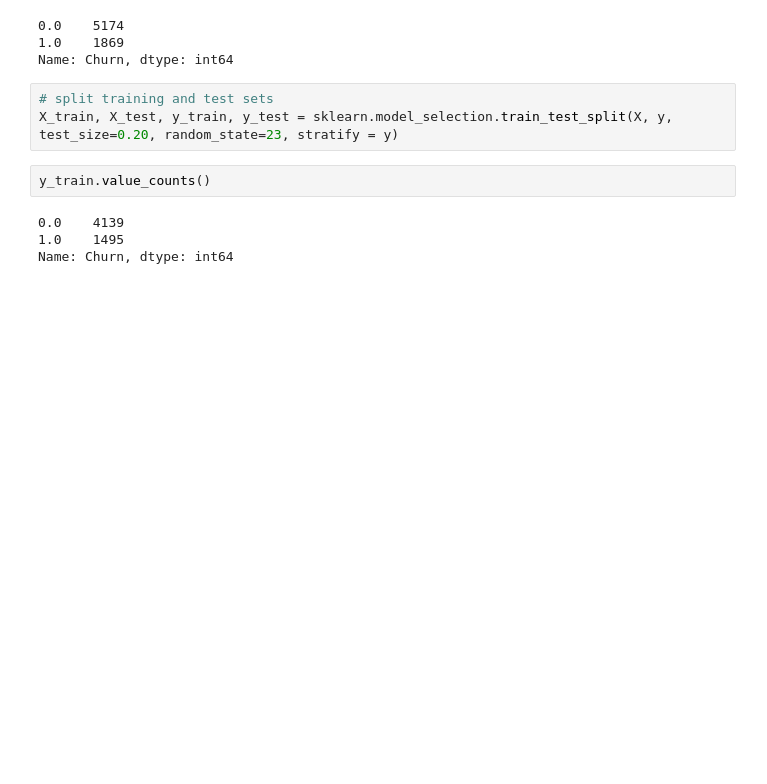
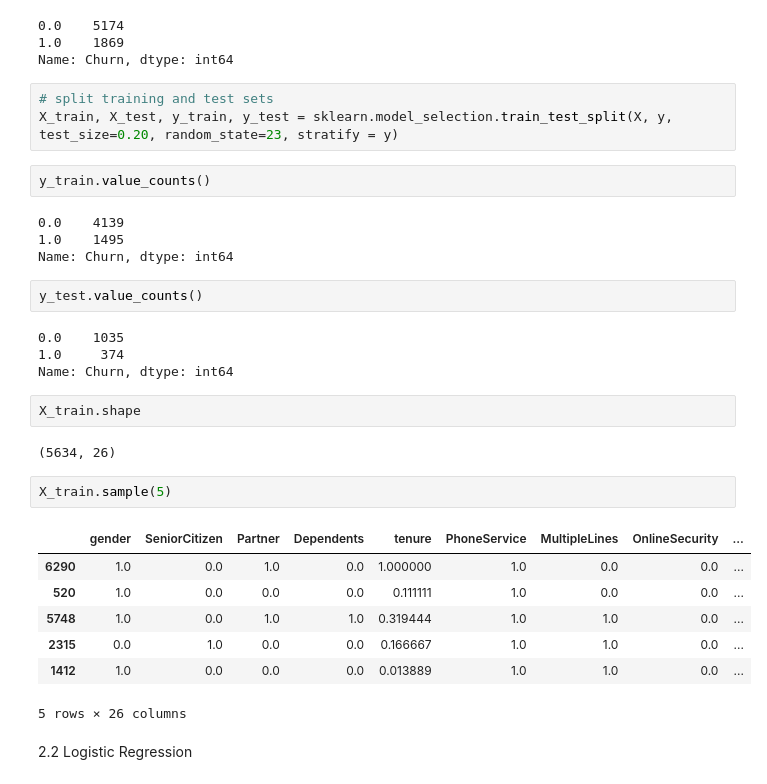
Before and after one commit to xiangivyli/data-science-portfolio, a Jupyter notebook: BT Customer Churn Prediction/BT_Customer_Churn_Prediction.ipynb, the cells around one changed output. Saved outputs shown, nothing was run; the diff lists cells and outputs as text; blank space fills up the shorter version.

```diff
--- a/BT Customer Churn Prediction/BT_Customer_Churn_Prediction.ipynb
+++ b/BT Customer Churn Prediction/BT_Customer_Churn_Prediction.ipynb
@@ -223,3 +227,25 @@ y_train.value_counts()
 0.0    4139
 1.0    1495
 Name: Churn, dtype: int64
+# %%
+y_test.value_counts()
+# %% [output]
+0.0    1035
+1.0     374
+Name: Churn, dtype: int64
+# %%
+X_train.shape
+# %% [output]
+(5634, 26)
+# %%
+X_train.sample(5)
+# %% [output]
+|  | gender | SeniorCitizen | Partner | Dependents | tenure | PhoneService | MultipleLines | OnlineSecurity | ... |
+| 6290 | 1.0 | 0.0 | 1.0 | 0.0 | 1.000000 | 1.0 | 0.0 | 0.0 | ... |
+| 520 | 1.0 | 0.0 | 0.0 | 0.0 | 0.111111 | 1.0 | 0.0 | 0.0 | ... |
+| 5748 | 1.0 | 0.0 | 1.0 | 1.0 | 0.319444 | 1.0 | 1.0 | 0.0 | ... |
+| 2315 | 0.0 | 1.0 | 0.0 | 0.0 | 0.166667 | 1.0 | 1.0 | 0.0 | ... |
+| 1412 | 1.0 | 0.0 | 0.0 | 0.0 | 0.013889 | 1.0 | 1.0 | 0.0 | ... |
+5 rows × 26 columns
+# %% [markdown]
+2.2 Logistic Regression
```
Also changed, not shown: parts of 5 cells of this notebook.
